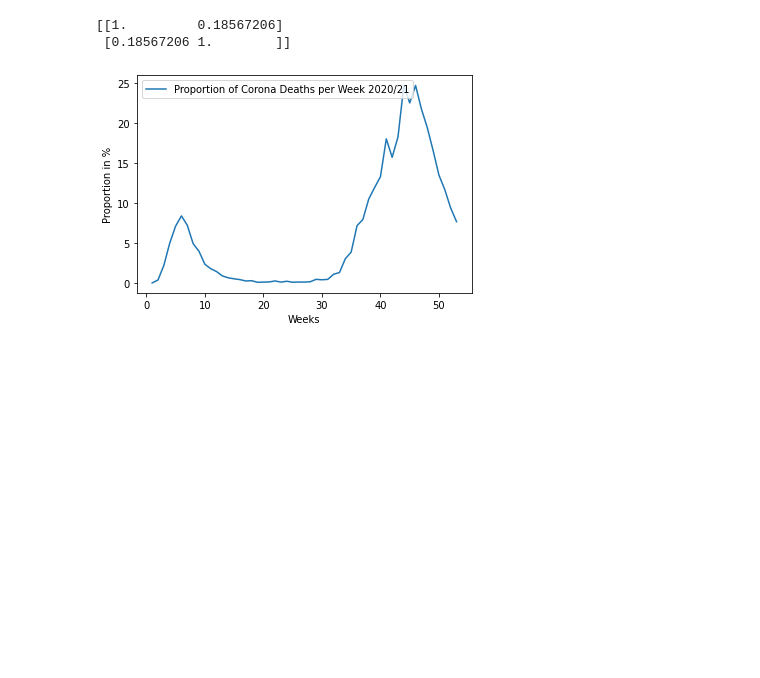
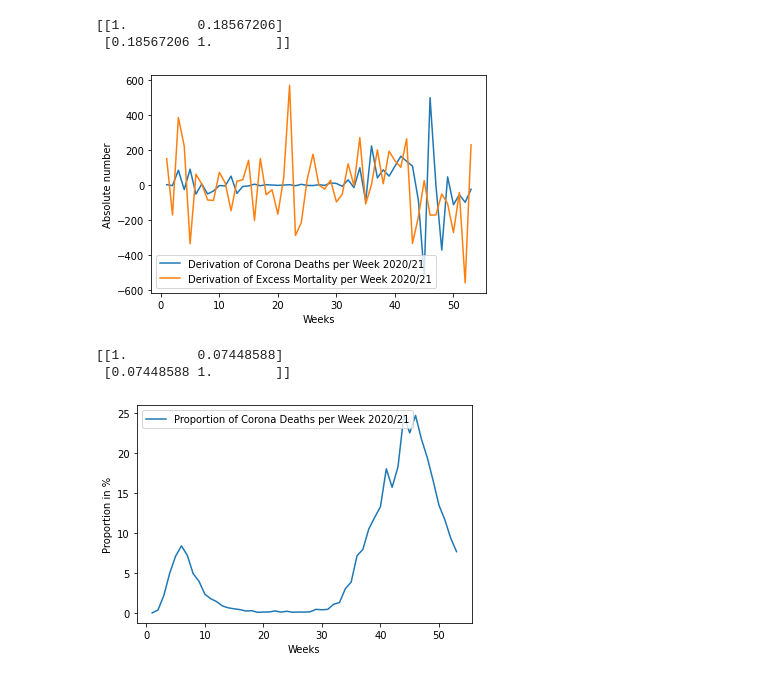
Before and after one commit to davidjlerch/corona_death_statistics_germany, a Jupyter notebook: CoronaDeathsGermany.ipynb, the cells around one changed output. Cells and saved outputs as stored; diff of their text form; code cells hidden in the pictures; blank space fills up the shorter version.

Commit message:
added a plot for derviation of excess mortality and derivation of corona deaths

```diff
--- a/CoronaDeathsGermany.ipynb
+++ b/CoronaDeathsGermany.ipynb
@@ -104,6 +104,34 @@ print(np.corrcoef(data_dict[key1], data_dict[key2]))
 # %% [output]
 [[1.         0.18567206]
  [0.18567206 1.        ]]
+# %%
+# create a plot
+fig, ax = plt.subplots()
+
+key1 = "Derivation of Corona Deaths per Week 2020/21"
+key2 = "Derivation of Excess Mortality per Week 2020/21"
+
+if "Week" in key1:
+    plt.plot(data_dict["Week"], data_dict[key1], label=key1)
+    plt.plot(data_dict["Week"], data_dict[key2], label=key2)
+    plt.xlabel("Weeks")
+    plt.ylabel("Absolute number")
+else:
+    plt.plot(data_dict["Day"], data_dict[key1], label=key1)
+    plt.plot(data_dict["Day"], data_dict[key2], label=key2)
+    plt.xlabel("Days")
+    plt.ylabel("Absolute number")
+
+plt.legend()
+plt.show()
+# %% [output]
+[figure, added]
+# %%
+# the correlation coefficient between derivtion of corona deaths and derivtion of excess mortality
+print(np.corrcoef(data_dict[key1], data_dict[key2]))
+# %% [output]
+[[1.         0.07448588]
+ [0.07448588 1.        ]]
 # %%
 # create a plot
 fig, ax = plt.subplots()
```
Also changed, not shown: parts of 2 cells of this notebook, 1 other file.
